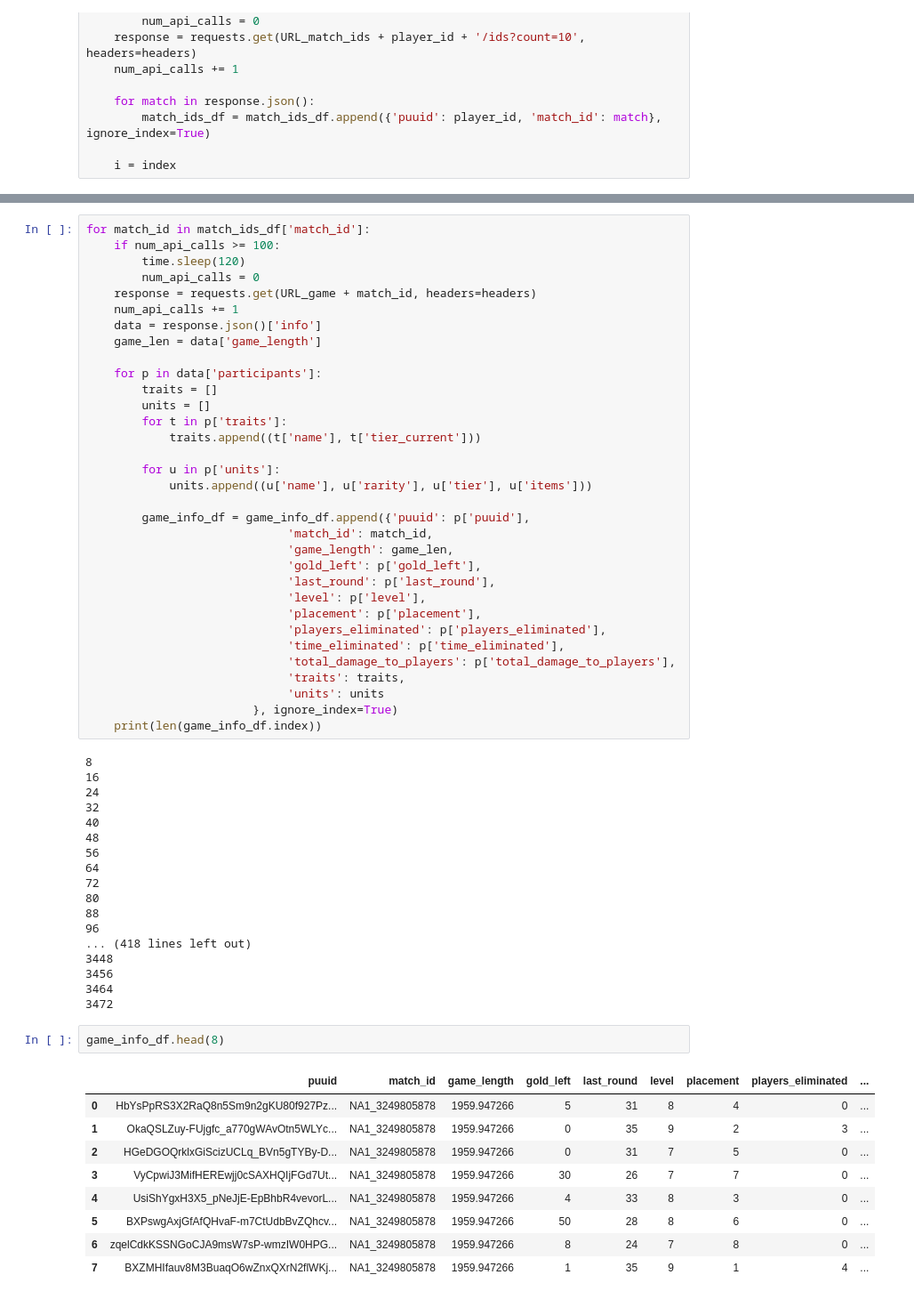
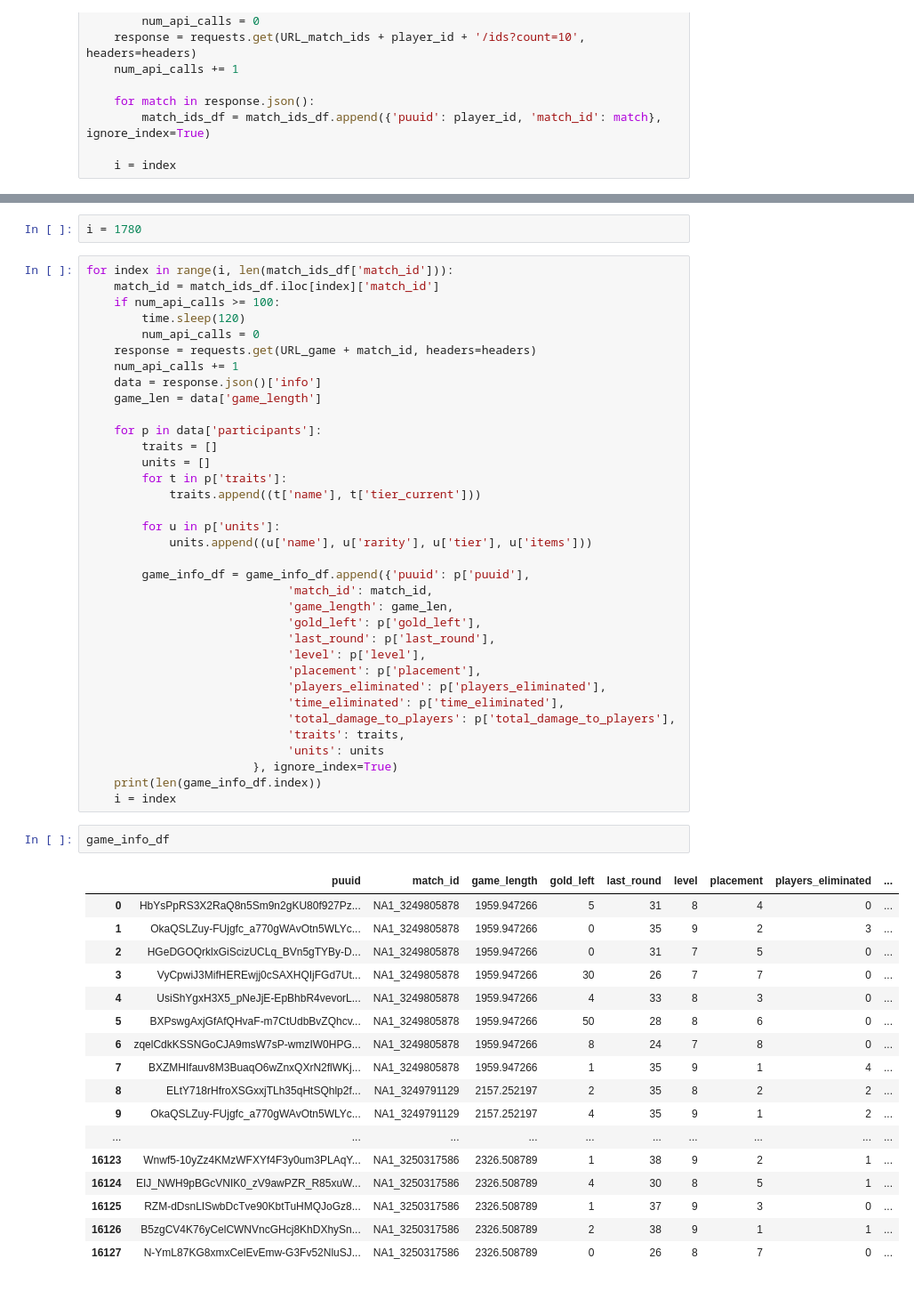
Before and after one commit to erikon/data-practice-tft, a Jupyter notebook: data_collection.ipynb, the cells around one changed output, grey strips where cells are left out. Shown at 89% size. Cells and saved outputs as stored; diff of their text form.

```diff
--- a/data_collection.ipynb
+++ b/data_collection.ipynb
@@ -116,5 +141,8 @@ i = 0
+# %%
+i = 1780
 # %%
-for match_id in match_ids_df['match_id']:
+for index in range(i, len(match_ids_df['match_id'])):
+    match_id = match_ids_df.iloc[index]['match_id']
     if num_api_calls >= 100:
         time.sleep(120)
         num_api_calls = 0
@@ -146,33 +174,24 @@ for match_id in match_ids_df['match_id']:
                              'units': units
                         }, ignore_index=True)
     print(len(game_info_df.index))
+    i = index
-# %% [output]
-8
-16
-24
-32
-40
-48
-56
-64
-72
-80
-88
-96
-... (418 lines left out)
-3448
-3456
-3464
-3472
 # %%
-game_info_df.head(8)
+game_info_df
 # %% [output]
 |  | puuid | match_id | game_length | gold_left | last_round | level | placement | players_eliminated | ... |
 | 0 | HbYsPpRS3X2RaQ8n5Sm9n2gKU80f927Pz... | NA1_3249805878 | 1959.947266 | 5 | 31 | 8 | 4 | 0 | ... |
 | 1 | OkaQSLZuy-FUjgfc_a770gWAvOtn5WLYc... | NA1_3249805878 | 1959.947266 | 0 | 35 | 9 | 2 | 3 | ... |
 | 2 | HGeDGOQrklxGiScizUCLq_BVn5gTYBy-D... | NA1_3249805878 | 1959.947266 | 0 | 31 | 7 | 5 | 0 | ... |
 | 3 | VyCpwiJ3MifHEREwjj0cSAXHQIjFGd7Ut... | NA1_3249805878 | 1959.947266 | 30 | 26 | 7 | 7 | 0 | ... |
 | 4 | UsiShYgxH3X5_pNeJjE-EpBhbR4vevorL... | NA1_3249805878 | 1959.947266 | 4 | 33 | 8 | 3 | 0 | ... |
 | 5 | BXPswgAxjGfAfQHvaF-m7CtUdbBvZQhcv... | NA1_3249805878 | 1959.947266 | 50 | 28 | 8 | 6 | 0 | ... |
 | 6 | zqelCdkKSSNGoCJA9msW7sP-wmzIW0HPG... | NA1_3249805878 | 1959.947266 | 8 | 24 | 7 | 8 | 0 | ... |
 | 7 | BXZMHIfauv8M3BuaqO6wZnxQXrN2flWKj... | NA1_3249805878 | 1959.947266 | 1 | 35 | 9 | 1 | 4 | ... |
+| 8 | ELtY718rHfroXSGxxjTLh35qHtSQhlp2f... | NA1_3249791129 | 2157.252197 | 2 | 35 | 8 | 2 | 2 | ... |
+| 9 | OkaQSLZuy-FUjgfc_a770gWAvOtn5WLYc... | NA1_3249791129 | 2157.252197 | 4 | 35 | 9 | 1 | 2 | ... |
+| ... | ... | ... | ... | ... | ... | ... | ... | ... | ... |
+| 16123 | Wnwf5-10yZz4KMzWFXYf4F3y0um3PLAqY... | NA1_3250317586 | 2326.508789 | 1 | 38 | 9 | 2 | 1 | ... |
+| 16124 | EIJ_NWH9pBGcVNIK0_zV9awPZR_R85xuW... | NA1_3250317586 | 2326.508789 | 4 | 30 | 8 | 5 | 1 | ... |
+| 16125 | RZM-dDsnLISwbDcTve90KbtTuHMQJoGz8... | NA1_3250317586 | 2326.508789 | 1 | 37 | 9 | 3 | 0 | ... |
+| 16126 | B5zgCV4K76yCelCWNVncGHcj8KhDXhySn... | NA1_3250317586 | 2326.508789 | 2 | 38 | 9 | 1 | 1 | ... |
+| 16127 | N-YmL87KG8xmxCelEvEmw-G3Fv52NluSJ... | NA1_3250317586 | 2326.508789 | 0 | 26 | 8 | 7 | 0 | ... |
```
Also changed, not shown: parts of 9 cells of this notebook, 3 other files.
